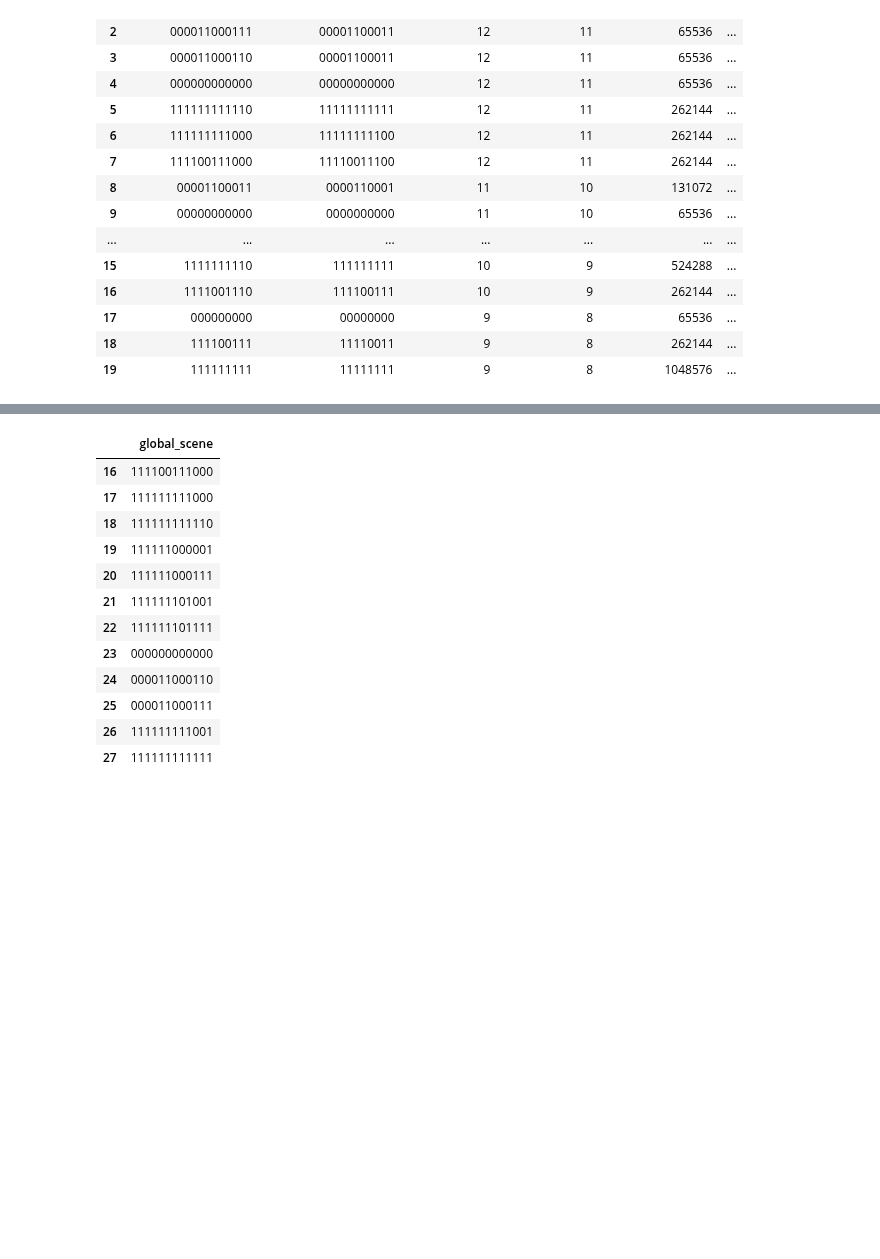
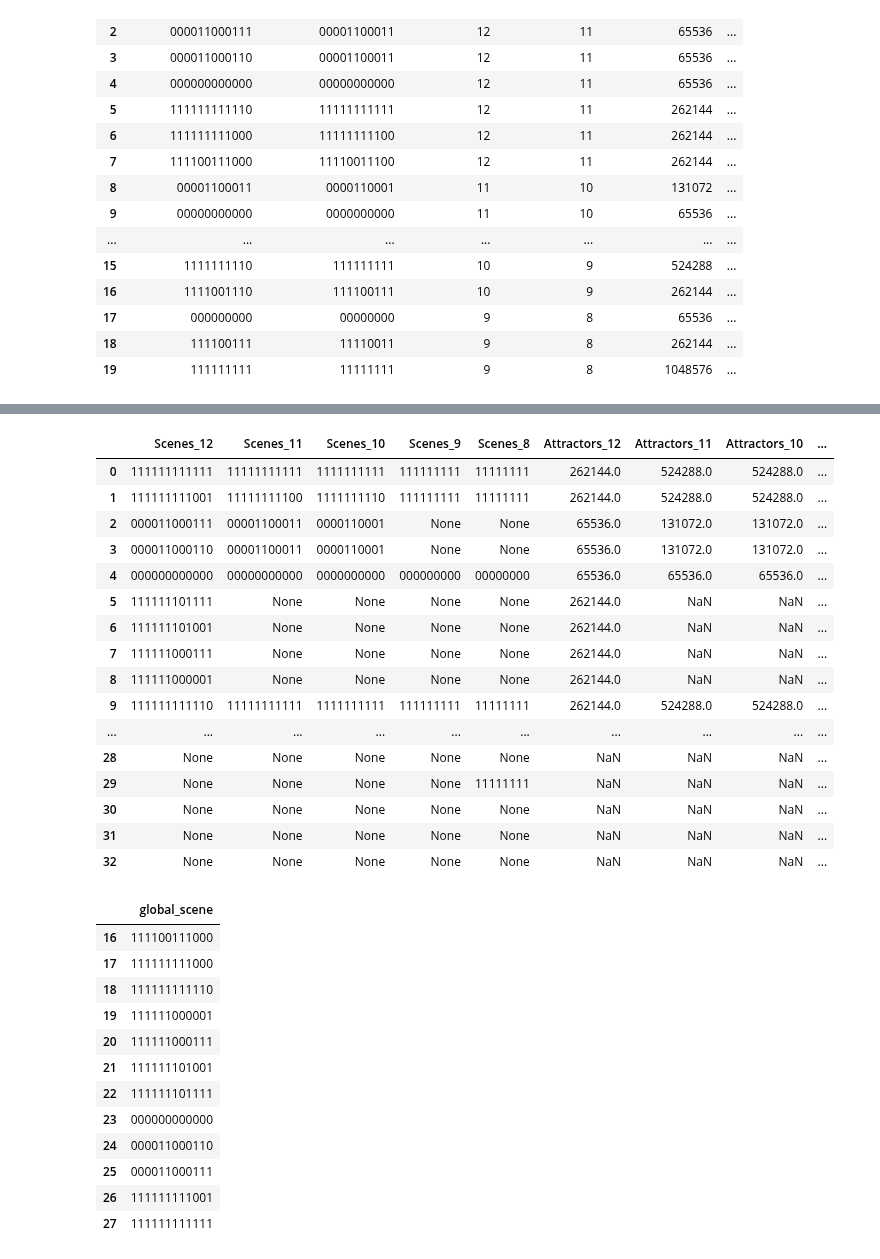
Before and after one commit to crptcusco/cbnetwork, a Jupyter notebook: experiments/7_aleatory_template_coupling_signals/exp7_3_evaluate_equivalence.ipynb, the cells around one changed output, grey strips where cells are left out. Saved outputs shown, nothing was run; the diff lists cells and outputs as text; code cells hidden in the pictures; blank space fills up the shorter version.

```diff
--- a/experiments/7_aleatory_template_coupling_signals/exp7_3_evaluate_equivalence.ipynb
+++ b/experiments/7_aleatory_template_coupling_signals/exp7_3_evaluate_equivalence.ipynb
@@ -231,0 +334,15 @@ Index(['sample', 'number_of_local_networks', 'number_of_edges', 'global_scene',
+# %%
+# Crear columnas para cada número de aristas
+unique_edges = sorted(df_resume['number_of_edges'].unique(), reverse=True)
+for edge in unique_edges:
+    df_resume[f'Scenes_{edge}'] = ""
+
+# Llenar las nuevas columnas
+for index, row in df_resume.iterrows():
+    scenes = row['global_scene'].split()
+    for edge in unique_edges:
+        if any(f'scene_{edge}' in scene for scene in scenes):
+            df_resume.at[index, f'Scenes_{edge}'] = ' '.join(scene for scene in scenes if f'scene_{edge}' in scene)
+
+# Mostrar el DataFrame resultante
+df_resume
@@ -439,6 +637,87 @@ df_results
 | 30 | None | None | None | None | None | NaN | NaN | NaN | NaN | NaN | ... |
 | 31 | None | None | None | None | None | NaN | NaN | NaN | NaN | NaN | ... |
 | 32 | None | None | None | None | None | NaN | NaN | NaN | NaN | NaN | ... |
+# %%
+import pandas as pd
+
+# Ordenamos el DataFrame por number_of_edges en orden descendente
+df_sorted = df_resume.sort_values(by='number_of_edges', ascending=False)
+
+# Inicializamos un diccionario para almacenar los resultados, eliminando las columnas de aristas
+results = {f'Scenes_{i}': [] for i in range(12, 7, -1)}
+results.update({f'Attractors_{i}': [] for i in range(12, 7, -1)})
+
+# Iteramos desde 12 aristas hasta 8 aristas
+for num_edges in range(12, 7, -1):
+    # Filtramos las escenas actuales con el número de aristas especificado
+    current_scenes = df_sorted[df_sorted['number_of_edges'] == num_edges]
+
+    for _, current_row in current_scenes.iterrows():
+        current_scene = current_row['global_scene']
+        current_attractors = current_row['attractor_fields_count']
+
+        # Inicializamos los valores predeterminados para las columnas
+        scenes_prev = [None] * (12 - 8)
+        attractors_prev = [None] * (12 - 8)
+
+        # Encontramos las escenas previas con un número de aristas menor
+        for prev_num_edges in range(num_edges - 1, 7, -1):
+            prev_scenes = df_sorted[df_sorted['number_of_edges'] == prev_num_edges]
+
+            found = False
+            for _, prev_row in prev_scenes.iterrows():
+                prev_scene = prev_row['global_scene']
+                if prev_scene in current_scene:
+                    prev_attractors = prev_row['attractor_fields_count']
+
+                    index = 12 - prev_num_edges - 1
+                    scenes_prev[index] = prev_scene
+                    attractors_prev[index] = prev_attractors
+
+                    found = True
+                    break
+
+            if not found:
+                index = 12 - prev_num_edges - 1
+                scenes_prev[index] = None
+                attractors_prev[index] = None
+
+        # Añadimos los resultados al diccionario
+        results[f'Scenes_{num_edges}'].append(current_scene)
+        results[f'Attractors_{num_edges}'].append(current_attractors)
+
+        # Añadimos los valores para las escenas previas
+        for idx, (scene, attractor) in enumerate(zip(scenes_prev, attractors_prev)):
+            results[f'Scenes_{12 - idx - 1}'].append(scene)
+            results[f'Attractors_{12 - idx - 1}'].append(attractor)
+
+# Convertimos los resultados a un DataFrame y garantizamos que todas las listas tengan la misma longitud
+max_length = max(len(v) for v in results.values())
+for key in results:
+    while len(results[key]) < max_length:
+        results[key].append(None)
+
+df_results = pd.DataFrame(results)
+
+df_results
+# %% [output]
+|  | Scenes_12 | Scenes_11 | Scenes_10 | Scenes_9 | Scenes_8 | Attractors_12 | Attractors_11 | Attractors_10 | ... |
+| 0 | 111111111111 | 11111111111 | 1111111111 | 111111111 | 11111111 | 262144.0 | 524288.0 | 524288.0 | ... |
+| 1 | 111111111001 | 11111111100 | 1111111110 | 111111111 | 11111111 | 262144.0 | 524288.0 | 524288.0 | ... |
+| 2 | 000011000111 | 00001100011 | 0000110001 | None | None | 65536.0 | 131072.0 | 131072.0 | ... |
+| 3 | 000011000110 | 00001100011 | 0000110001 | None | None | 65536.0 | 131072.0 | 131072.0 | ... |
+| 4 | 000000000000 | 00000000000 | 0000000000 | 000000000 | 00000000 | 65536.0 | 65536.0 | 65536.0 | ... |
+| 5 | 111111101111 | None | None | None | None | 262144.0 | NaN | NaN | ... |
+| 6 | 111111101001 | None | None | None | None | 262144.0 | NaN | NaN | ... |
+| 7 | 111111000111 | None | None | None | None | 262144.0 | NaN | NaN | ... |
+| 8 | 111111000001 | None | None | None | None | 262144.0 | NaN | NaN | ... |
+| 9 | 111111111110 | 11111111111 | 1111111111 | 111111111 | 11111111 | 262144.0 | 524288.0 | 524288.0 | ... |
+| ... | ... | ... | ... | ... | ... | ... | ... | ... | ... |
+| 28 | None | None | None | None | None | NaN | NaN | NaN | ... |
+| 29 | None | None | None | None | 11111111 | NaN | NaN | NaN | ... |
+| 30 | None | None | None | None | None | NaN | NaN | NaN | ... |
+| 31 | None | None | None | None | None | NaN | NaN | NaN | ... |
+| 32 | None | None | None | None | None | NaN | NaN | NaN | ... |
 # %%
 import pandas as pd
 
```
Also changed, not shown: parts of 5 cells of this notebook.
